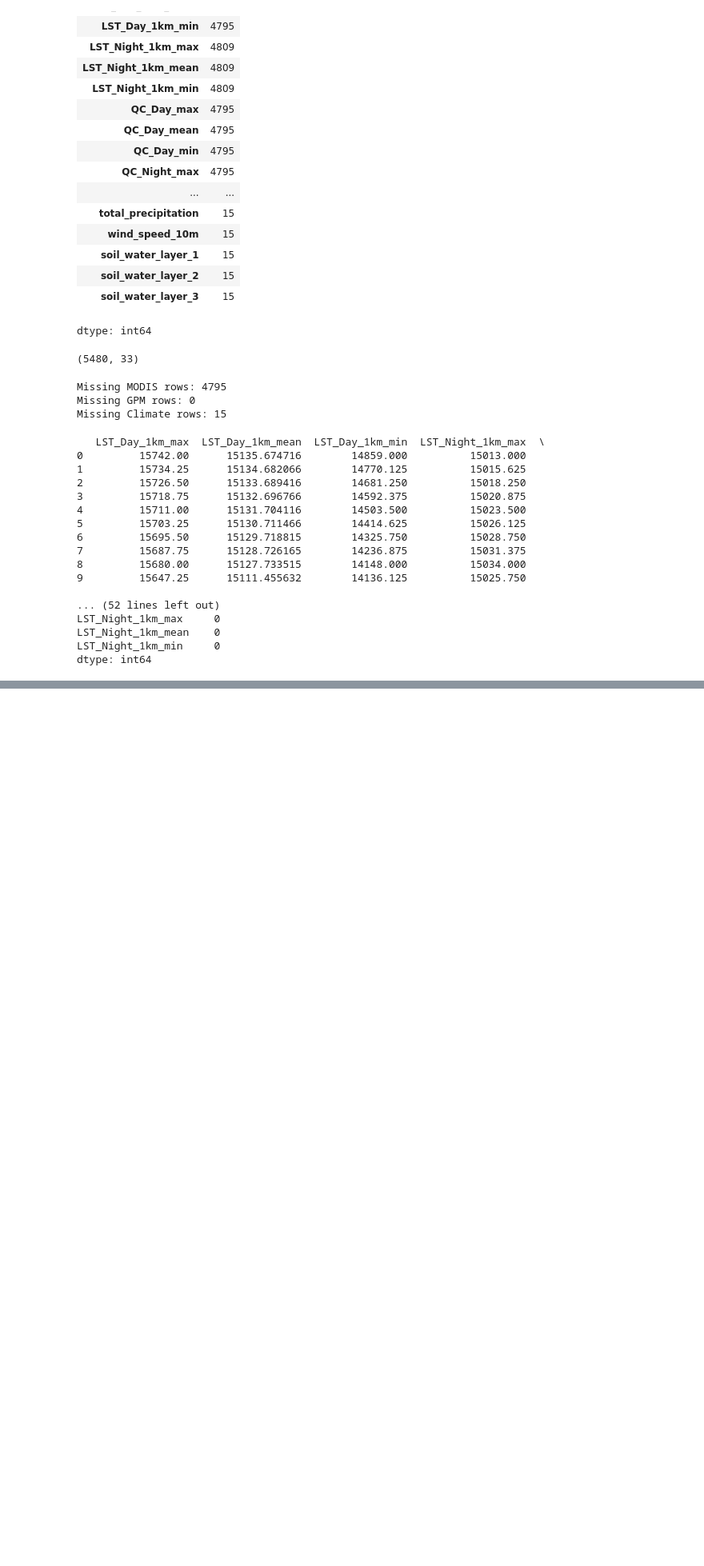
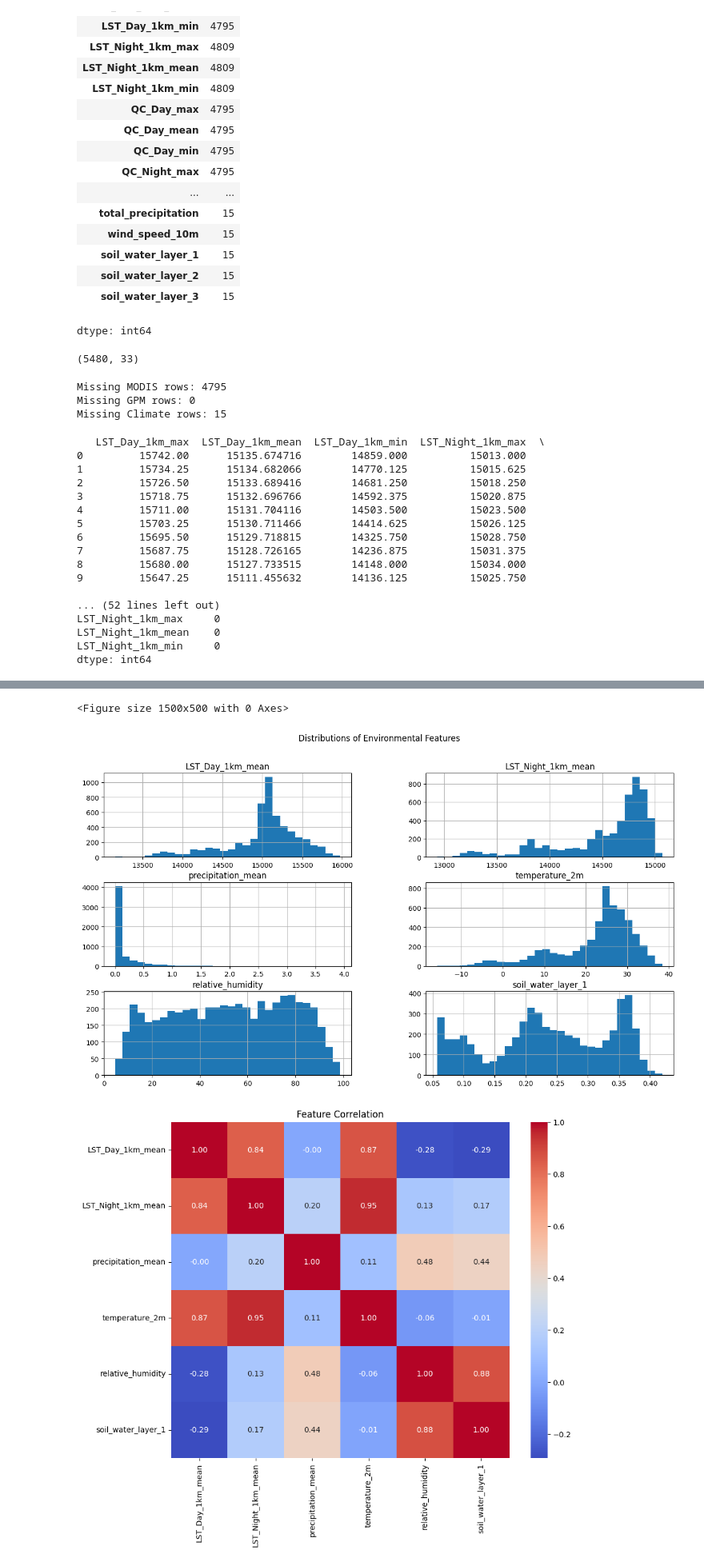
Before and after one commit to Amzilynn/Geoepidemiology-Profiling, a Jupyter notebook: Geoepidemiology_dataexploration.ipynb, the cells around one changed output, grey strips where cells are left out. Shown at 80% size. Cells and saved outputs as stored; diff of their text form; code cells hidden in the pictures; blank space fills up the shorter version.

```diff
--- a/Geoepidemiology_dataexploration.ipynb
+++ b/Geoepidemiology_dataexploration.ipynb
@@ -182,0 +242,23 @@ dtype: int64
+# %%
+import seaborn as sns
+
+# Histogram of environmental features
+env_features = [
+    'LST_Day_1km_mean', 'LST_Night_1km_mean', 'precipitation_mean',
+    'temperature_2m', 'relative_humidity', 'soil_water_layer_1'
+]
+
+plt.figure(figsize=(15,5))
+df[env_features].hist(bins=30, figsize=(15,8))
+plt.suptitle('Distributions of Environmental Features')
+plt.show()
+
+# Correlation heatmap
+plt.figure(figsize=(10,8))
+sns.heatmap(df[env_features].corr(), annot=True, cmap='coolwarm', fmt=".2f")
+plt.title('Feature Correlation')
+plt.show()
+# %% [output]
+<Figure size 1500x500 with 0 Axes>
+[figure, added]
+[figure, added]
```
Also changed, not shown: parts of 7 cells of this notebook.
